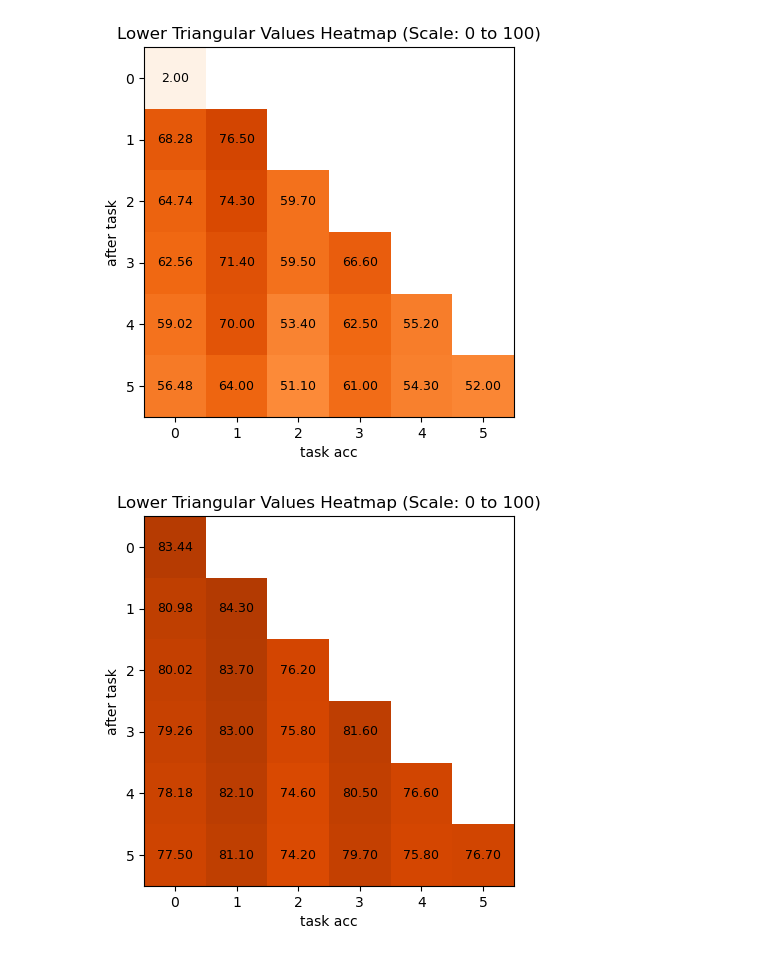
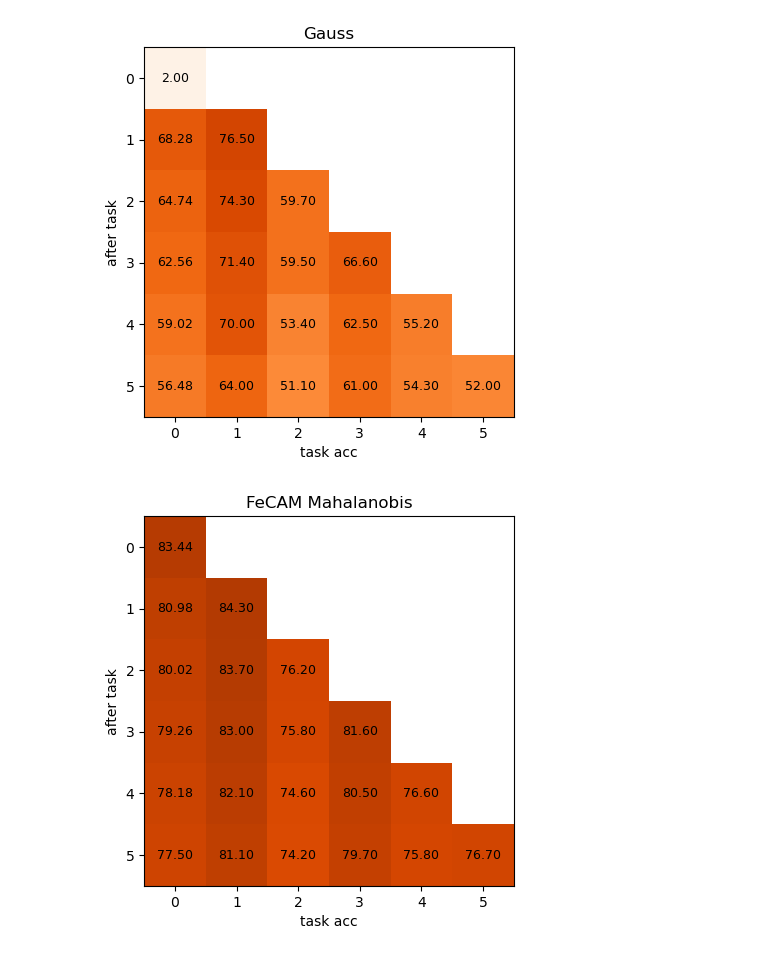
Before and after one commit to matstep0/FeCAM, a Jupyter notebook: chart.ipynb, the cells around one changed output. Saved outputs shown, nothing was run; the diff lists cells and outputs as text; code cells hidden in the pictures.

```diff
--- a/chart.ipynb
+++ b/chart.ipynb
@@ -26,7 +26,7 @@ def read_results(results_file_name):
   results = np.concatenate((means, results), axis=1)
   return results
 # %%
-def print_results_chart(results_file_name):
+def print_results_chart(results_file_name, name):
     results = read_results(results_file_name)
     mask = np.triu(np.ones_like(results), k=1)
     masked_array = ma.masked_where(mask, results)
@@ -40,13 +40,13 @@ def print_results_chart(results_file_name):
 
     plt.ylabel('after task')
     plt.xlabel('task acc')
-    plt.title('Lower Triangular Values Heatmap (Scale: 0 to 100)')
+    plt.title(name)
     plt.show()
 # %%
-print_results_chart('./results/full_gauss_tukey_on.txt')
+print_results_chart('./results/full_gauss_tukey_on.txt', 'Gauss')
 # %% [output]
-[figure, old version]
+[figure, new version]
 # %%
-print_results_chart('./results/log_t5.txt')
+print_results_chart('./results/log_t5.txt', 'FeCAM Mahalanobis')
 # %% [output]
-[figure, old version]
+[figure, new version]
```
Also changed, not shown: parts of 1 cell of this notebook, 2 other files.
